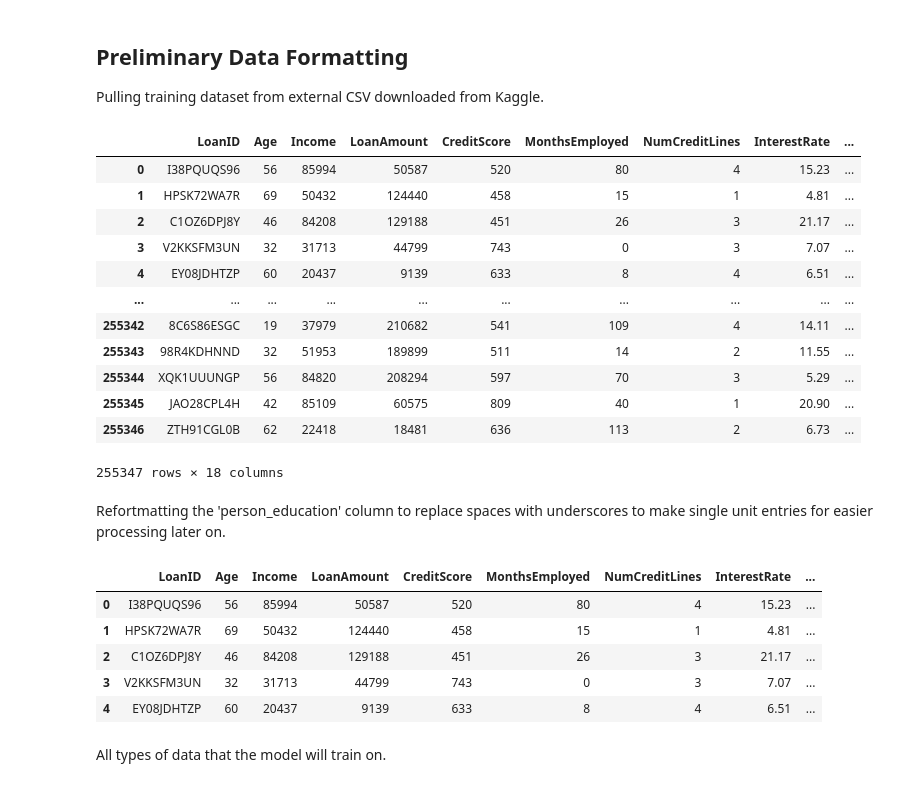
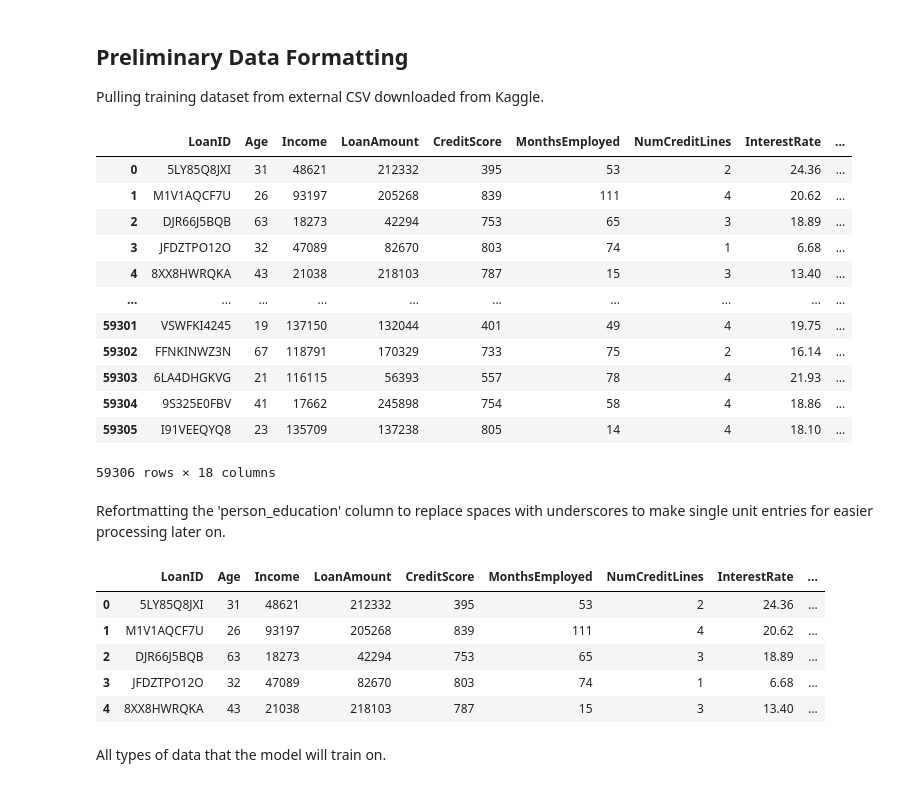
Before and after one commit to neilhaoyuan/credit_risk_loaner, a Jupyter notebook: loan_approval_predictor.ipynb, the cells around one changed output. Cells and saved outputs as stored; diff of their text form; code cells hidden in the pictures.

```diff
--- a/loan_approval_predictor.ipynb
+++ b/loan_approval_predictor.ipynb
@@ -21,22 +21,22 @@ from imblearn.over_sampling import SMOTE
 
 Pulling training dataset from external CSV downloaded from Kaggle.
 # %%
-df = pd.read_csv("new_dataset.csv")
+df = pd.read_csv("balanced_dataset.csv")
 df
 # %% [output]
 |  | LoanID | Age | Income | LoanAmount | CreditScore | MonthsEmployed | NumCreditLines | InterestRate | ... |
-| 0 | I38PQUQS96 | 56 | 85994 | 50587 | 520 | 80 | 4 | 15.23 | ... |
-| 1 | HPSK72WA7R | 69 | 50432 | 124440 | 458 | 15 | 1 | 4.81 | ... |
-| 2 | C1OZ6DPJ8Y | 46 | 84208 | 129188 | 451 | 26 | 3 | 21.17 | ... |
-| 3 | V2KKSFM3UN | 32 | 31713 | 44799 | 743 | 0 | 3 | 7.07 | ... |
-| 4 | EY08JDHTZP | 60 | 20437 | 9139 | 633 | 8 | 4 | 6.51 | ... |
+| 0 | 5LY85Q8JXI | 31 | 48621 | 212332 | 395 | 53 | 2 | 24.36 | ... |
+| 1 | M1V1AQCF7U | 26 | 93197 | 205268 | 839 | 111 | 4 | 20.62 | ... |
+| 2 | DJR66J5BQB | 63 | 18273 | 42294 | 753 | 65 | 3 | 18.89 | ... |
+| 3 | JFDZTPO12O | 32 | 47089 | 82670 | 803 | 74 | 1 | 6.68 | ... |
+| 4 | 8XX8HWRQKA | 43 | 21038 | 218103 | 787 | 15 | 3 | 13.40 | ... |
 | ... | ... | ... | ... | ... | ... | ... | ... | ... | ... |
-| 255342 | 8C6S86ESGC | 19 | 37979 | 210682 | 541 | 109 | 4 | 14.11 | ... |
-| 255343 | 98R4KDHNND | 32 | 51953 | 189899 | 511 | 14 | 2 | 11.55 | ... |
-| 255344 | XQK1UUUNGP | 56 | 84820 | 208294 | 597 | 70 | 3 | 5.29 | ... |
-| 255345 | JAO28CPL4H | 42 | 85109 | 60575 | 809 | 40 | 1 | 20.90 | ... |
-| 255346 | ZTH91CGL0B | 62 | 22418 | 18481 | 636 | 113 | 2 | 6.73 | ... |
+| 59301 | VSWFKI4245 | 19 | 137150 | 132044 | 401 | 49 | 4 | 19.75 | ... |
+| 59302 | FFNKINWZ3N | 67 | 118791 | 170329 | 733 | 75 | 2 | 16.14 | ... |
+| 59303 | 6LA4DHGKVG | 21 | 116115 | 56393 | 557 | 78 | 4 | 21.93 | ... |
+| 59304 | 9S325E0FBV | 41 | 17662 | 245898 | 754 | 58 | 4 | 18.86 | ... |
+| 59305 | I91VEEQYQ8 | 23 | 135709 | 137238 | 805 | 14 | 4 | 18.10 | ... |
-255347 rows × 18 columns
+59306 rows × 18 columns
 # %% [markdown]
 Refortmatting the 'person_education' column to replace spaces with underscores to make single unit entries for easier processing later on.
 # %%
@@ -44,11 +44,11 @@ df['Education'] = df['Education'].replace(' ','_',regex=True)
 df.head()
 # %% [output]
 |  | LoanID | Age | Income | LoanAmount | CreditScore | MonthsEmployed | NumCreditLines | InterestRate | ... |
-| 0 | I38PQUQS96 | 56 | 85994 | 50587 | 520 | 80 | 4 | 15.23 | ... |
-| 1 | HPSK72WA7R | 69 | 50432 | 124440 | 458 | 15 | 1 | 4.81 | ... |
-| 2 | C1OZ6DPJ8Y | 46 | 84208 | 129188 | 451 | 26 | 3 | 21.17 | ... |
-| 3 | V2KKSFM3UN | 32 | 31713 | 44799 | 743 | 0 | 3 | 7.07 | ... |
-| 4 | EY08JDHTZP | 60 | 20437 | 9139 | 633 | 8 | 4 | 6.51 | ... |
+| 0 | 5LY85Q8JXI | 31 | 48621 | 212332 | 395 | 53 | 2 | 24.36 | ... |
+| 1 | M1V1AQCF7U | 26 | 93197 | 205268 | 839 | 111 | 4 | 20.62 | ... |
+| 2 | DJR66J5BQB | 63 | 18273 | 42294 | 753 | 65 | 3 | 18.89 | ... |
+| 3 | JFDZTPO12O | 32 | 47089 | 82670 | 803 | 74 | 1 | 6.68 | ... |
+| 4 | 8XX8HWRQKA | 43 | 21038 | 218103 | 787 | 15 | 3 | 13.40 | ... |
 # %% [markdown]
 All types of data that the model will train on.
 # %%
```
Also changed, not shown: parts of 15 cells of this notebook, 1 other file.
